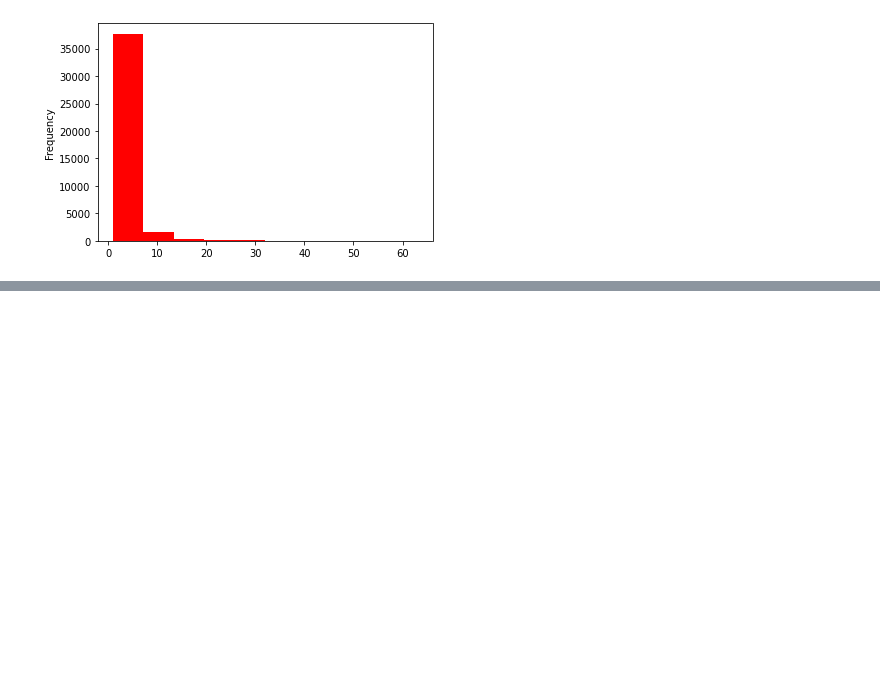
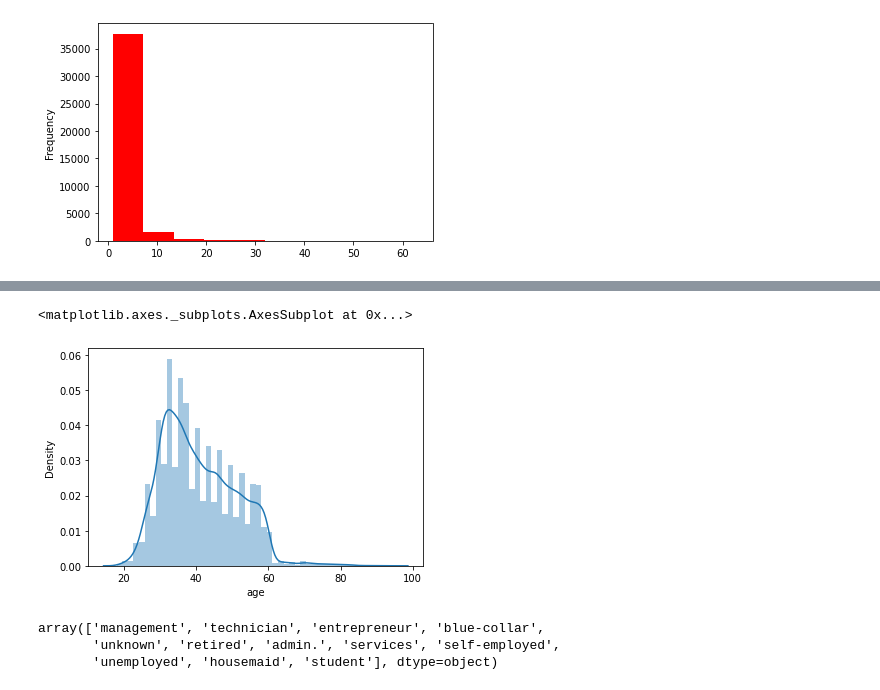
Before and after one commit to 15021996/Bank-Marketing-Effectiveness-Prediction, a Jupyter notebook: Soumya_Bank_Marketing_Effectiveness_Prediction_Capstone_Project_3.ipynb, the cells around one changed output, grey strips where cells are left out. Cells and saved outputs as stored; diff of their text form; code cells hidden in the pictures; blank space fills up the shorter version.

```diff
--- a/Soumya_Bank_Marketing_Effectiveness_Prediction_Capstone_Project_3.ipynb
+++ b/Soumya_Bank_Marketing_Effectiveness_Prediction_Capstone_Project_3.ipynb
@@ -205,0 +238,5 @@ plot_cat_data(bank_market,'y')
+# %%
+sns.distplot(bank_market[bank_market['y']=='no']['age'])
+# %% [output]
+<matplotlib.axes._subplots.AxesSubplot at 0x...>
+[figure, added]
@@ -205,0 +253,6 @@ plot_cat_data(bank_market,'y')
+# %%
+bank_market['job'].unique()
+# %% [output]
+array(['management', 'technician', 'entrepreneur', 'blue-collar',
+       'unknown', 'retired', 'admin.', 'services', 'self-employed',
+       'unemployed', 'housemaid', 'student'], dtype=object)
```
Also changed, not shown: parts of 53 cells of this notebook.
